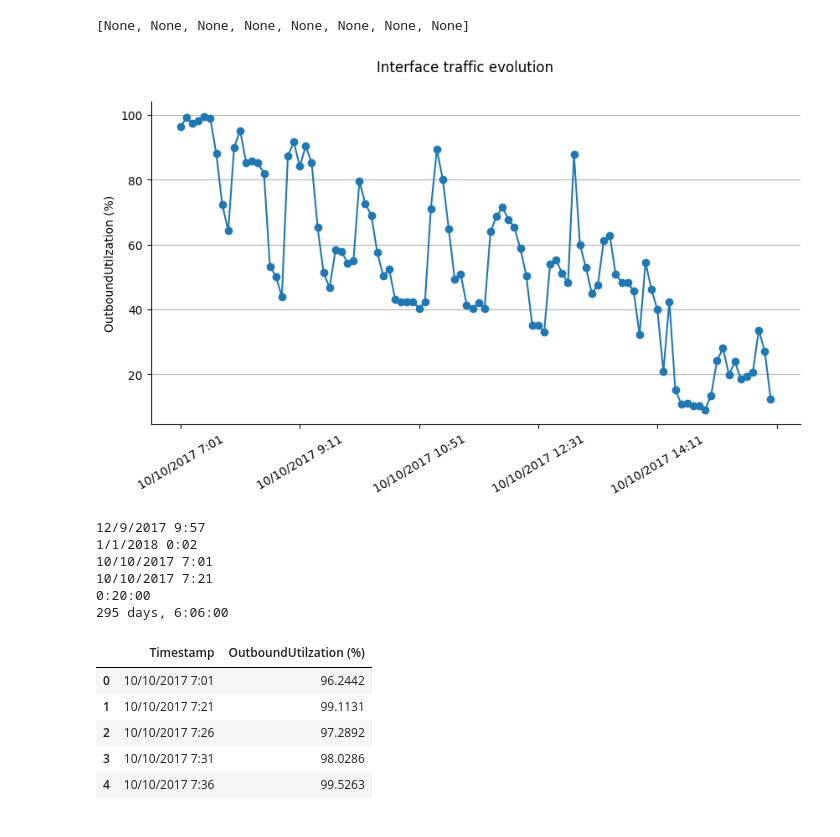
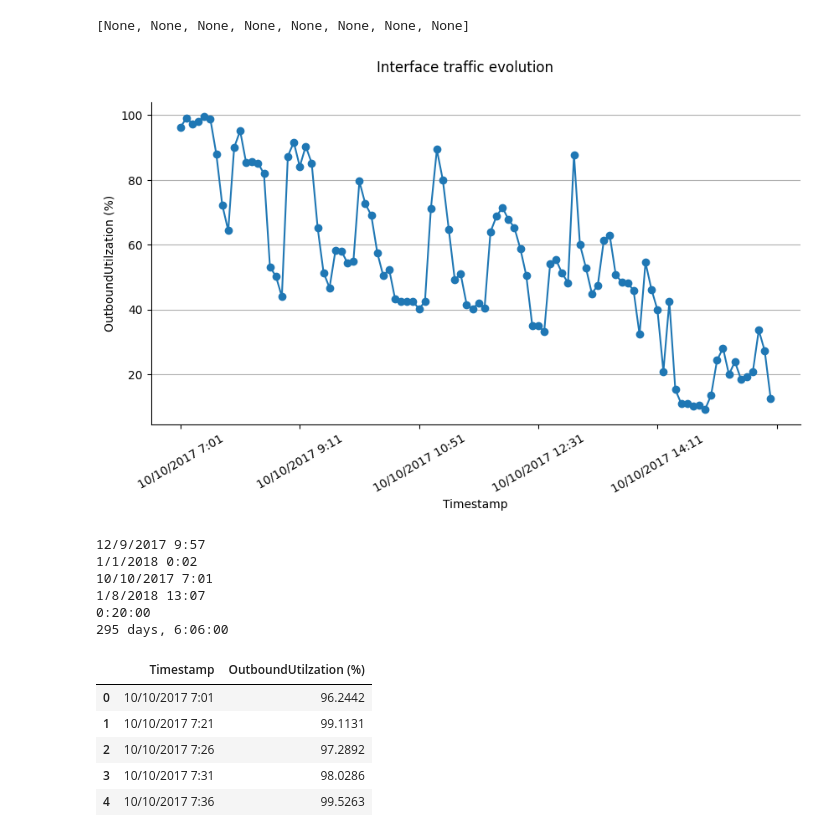
Before and after one commit to AlesKas/DIP, a Jupyter notebook: network_analytics.ipynb, the cells around one changed output. Cells and saved outputs as stored; diff of their text form; code cells hidden in the pictures.

```diff
--- a/network_analytics.ipynb
+++ b/network_analytics.ipynb
@@ -9,35 +9,36 @@ network_analytics = pd.read_csv('./data/Network_Analytics.csv')
 # %%
 x = network_analytics['Timestamp'][:100]
 y = network_analytics['OutboundUtilzation (%)'][:100]
 
 fig, ax = plt.subplots(figsize=(10, 5))
 
 ax.plot(x, y, marker='o')
 
 fig.suptitle('Interface traffic evolution')
 ax.set_ylabel('OutboundUtilzation (%)')
+ax.set_xlabel('Timestamp')
 
 ax.grid(True, axis='y')
 ax.xaxis.set_major_locator(plt.MaxNLocator(6))
 
 ax.spines['top'].set_visible(False)
 ax.spines['right'].set_visible(False)
 [lab.set_rotation(30) for lab in ax.get_xticklabels()]
 # %% [output]
 [None, None, None, None, None, None, None, None]
-[figure, old version]
+[figure, new version]
 # %%
 print(network_analytics['Timestamp'].max())
 print(network_analytics['Timestamp'].min())
 print(network_analytics['Timestamp'][0])
-print(network_analytics['Timestamp'][1])
+print(network_analytics['Timestamp'][len(network_analytics) - 1])
 print(datetime.datetime.strptime(network_analytics['Timestamp'][1], '%m/%d/%Y %H:%M') - datetime.datetime.strptime(network_analytics['Timestamp'][0], '%d/%m/%Y %H:%M'))
 print(datetime.datetime.strptime(network_analytics['Timestamp'][len(network_analytics) - 1], '%d/%m/%Y %H:%M') - datetime.datetime.strptime(network_analytics['Timestamp'][0], '%d/%m/%Y %H:%M'))
 # %% [output]
 12/9/2017 9:57
 1/1/2018 0:02
 10/10/2017 7:01
-10/10/2017 7:21
+1/8/2018 13:07
 0:20:00
 295 days, 6:06:00
 # %%
```
Also changed, not shown: 6 other files.
